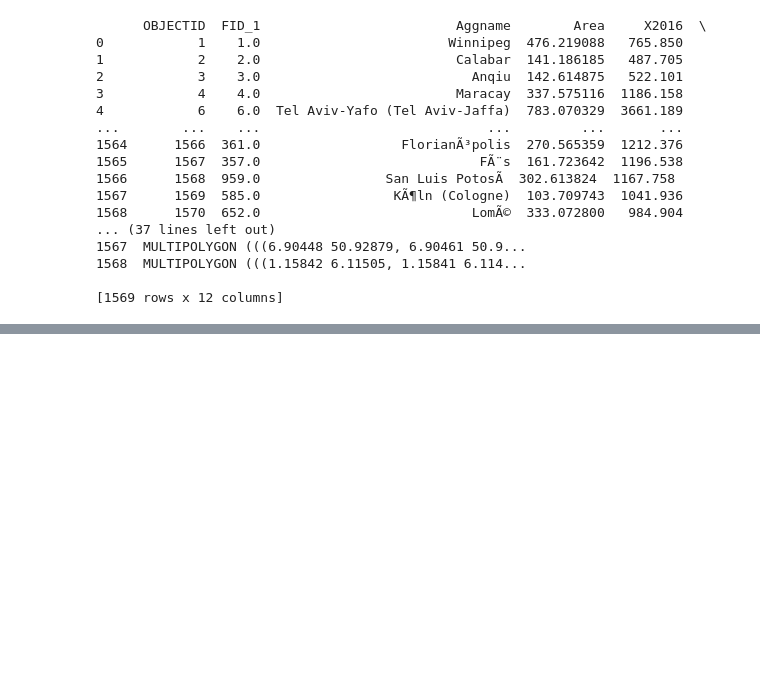
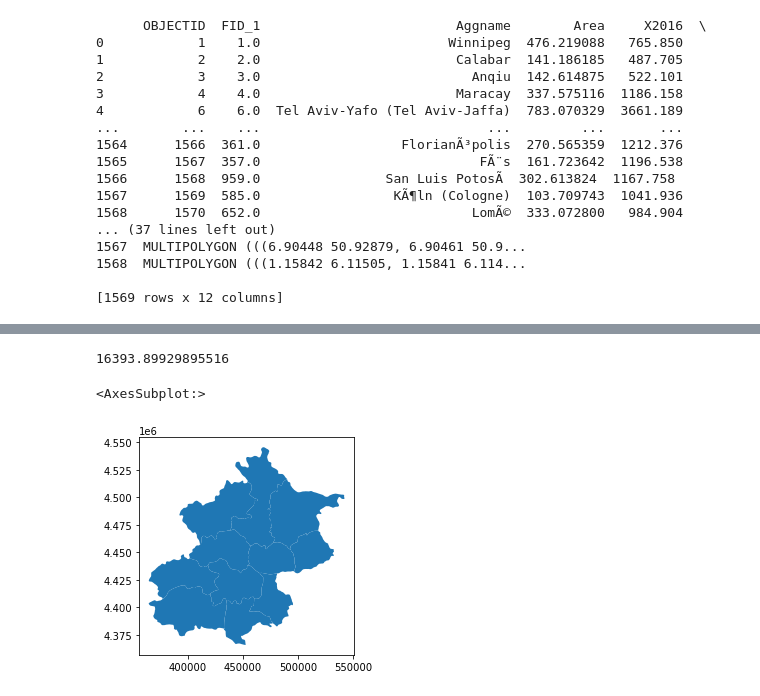
Before and after one commit to SarahBerk-github/MODIS_Gaussian, a Jupyter notebook: City_Areas_2020_12.ipynb, the cells around one changed output, grey strips where cells are left out. Cells and saved outputs as stored; diff of their text form; code cells hidden in the pictures; blank space fills up the shorter version.

```diff
--- a/City_Areas_2020_12.ipynb
+++ b/City_Areas_2020_12.ipynb
@@ -33,3 +33,7 @@ print(shapefile)
 1568  MULTIPOLYGON (((1.15842 6.11505, 1.15841 6.114...
 
 [1569 rows x 12 columns]
+# %%
+os.chdir(os.path.join(et.io.HOME, 'Documents', 'UEA', 'Urban_Heat', 'CUSSH', 'City_Area','Administrative', 'China' ))
+ch_sf = gpd.read_file("gadm36_CHN_3.shp")
+print(ch_sf)
@@ -35,0 +125,10 @@ print(shapefile)
+# %%
+#change crs to local
+ch_sf2 = ch_sf.to_crs(epsg=local_epsg).copy()
+# %%
+#calculate area
+ch_sf2["area"] = ch_sf2['geometry'].area/ (10**6)
+# %%
+ch_sf2[ch_sf2["NAME_2"] == 'Beijing']['area'].sum()
+# %% [output]
+16393.89929895516
@@ -35,0 +140,5 @@ print(shapefile)
+# %%
+ch_sf2[ch_sf2["NAME_2"] == 'Beijing'].plot()
+# %% [output]
+<AxesSubplot:>
+[figure, added]
```
Also changed, not shown: parts of 51 cells of this notebook, 3 other files.
